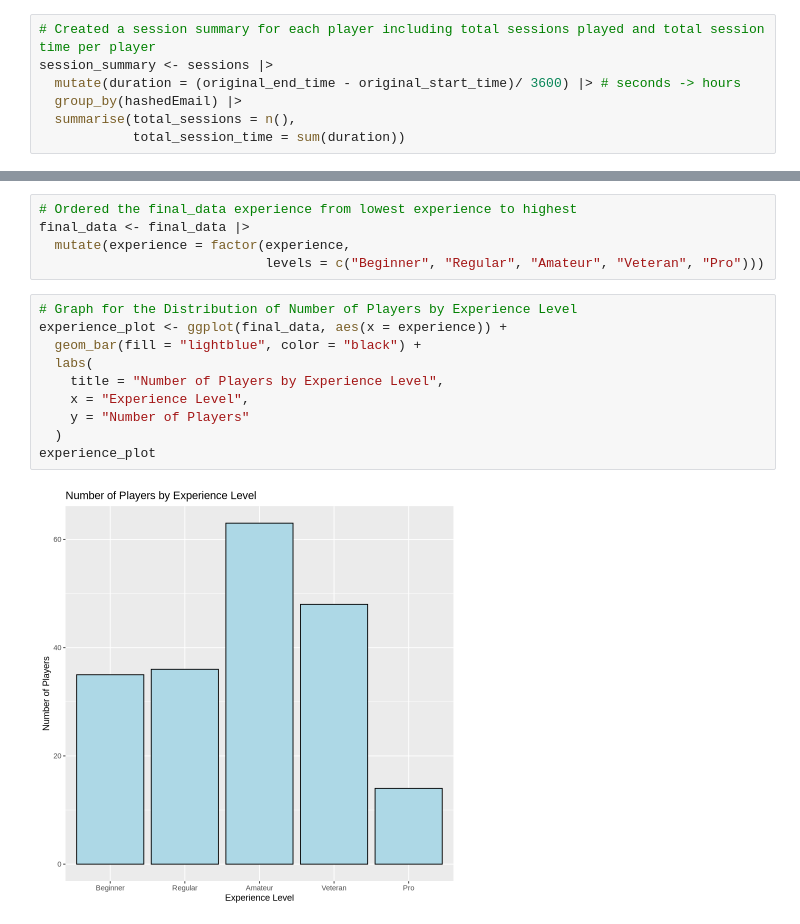
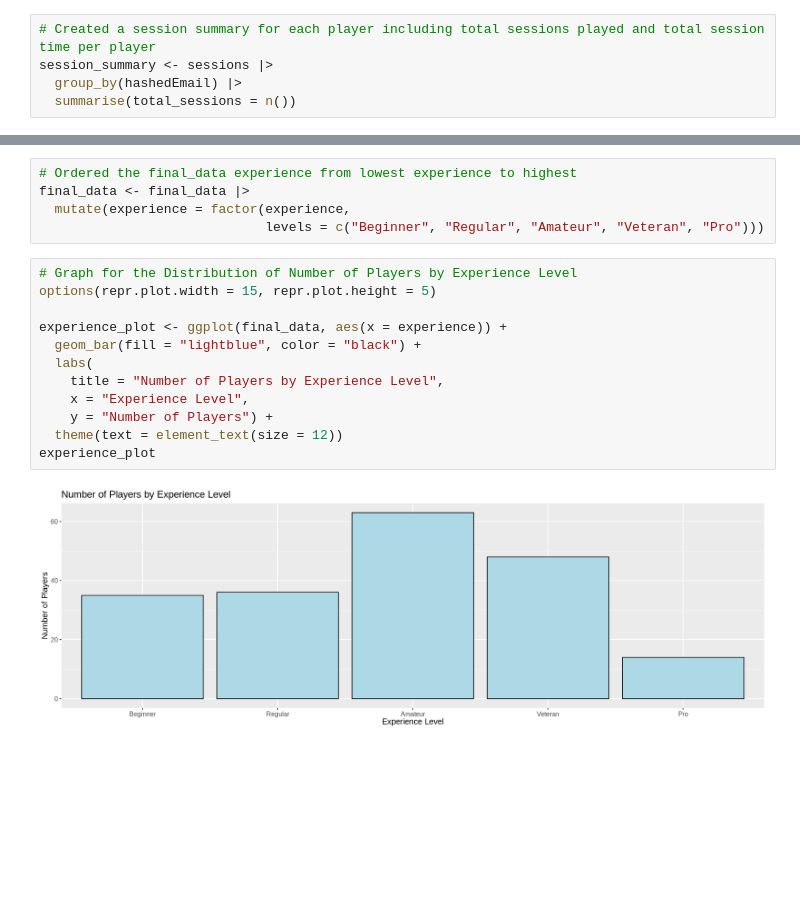
Before and after one commit to achan919/29-Aidan-Chan-Individual-Project, a Jupyter notebook: plaicraft.ipynb, the cells around one changed output, grey strips where cells are left out. Saved outputs shown, nothing was run; the diff lists cells and outputs as text; blank space fills up the shorter version.

```diff
--- a/plaicraft.ipynb
+++ b/plaicraft.ipynb
@@ -132,10 +132,8 @@ player_data <- players |>
 # %%
 # Created a session summary for each player including total sessions played and total session time per player
 session_summary <- sessions |>
-  mutate(duration = (original_end_time - original_start_time)/ 3600) |> # seconds -> hours
   group_by(hashedEmail) |>
-  summarise(total_sessions = n(),
-            total_session_time = sum(duration))
+  summarise(total_sessions = n())
 # %%
 # Final joined dataset
 final_data <- players |>
@@ -199,13 +207,15 @@ final_data <- final_data |>
                              levels = c("Beginner", "Regular", "Amateur", "Veteran", "Pro")))
 # %%
 # Graph for the Distribution of Number of Players by Experience Level
+options(repr.plot.width = 15, repr.plot.height = 5)
+
 experience_plot <- ggplot(final_data, aes(x = experience)) +
   geom_bar(fill = "lightblue", color = "black") +
   labs(
     title = "Number of Players by Experience Level",
     x = "Experience Level",
-    y = "Number of Players"
-  )
+    y = "Number of Players") +
+  theme(text = element_text(size = 12))
 experience_plot
 # %% [output]
-[figure, old version]
+[figure, new version]
```
Also changed, not shown: parts of 9 cells of this notebook.
